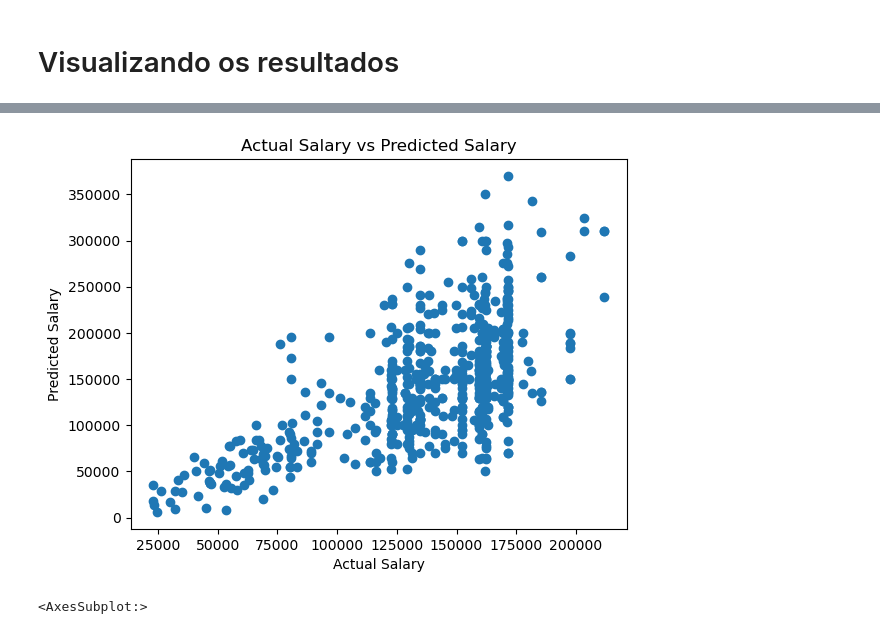
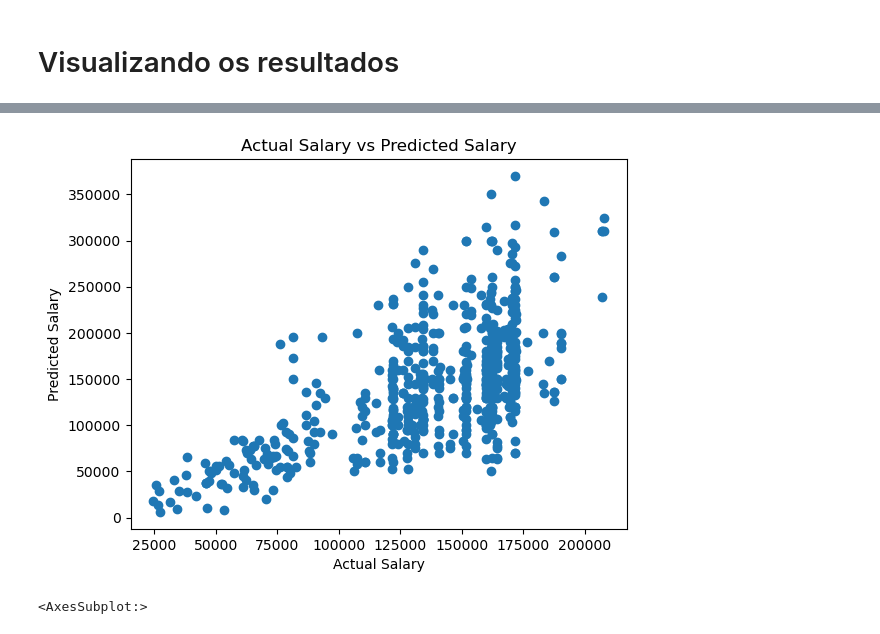
Before and after one commit to duckdogersxd/Data4all_ML, a Jupyter notebook: Projeto Salário Data Science.ipynb, the cells around one changed output, grey strips where cells are left out. Saved outputs shown, nothing was run; the diff lists cells and outputs as text; code cells hidden in the pictures.

```diff
--- a/Projeto Salário Data Science.ipynb
+++ b/Projeto Salário Data Science.ipynb
@@ -210,0 +253,6 @@ O modelo so influencia em 39% do valor de salário, e tem um erro médio de 36.6
+# %%
+# modelo que será comparado para encontrar os melhores parâmetros
+dt  = DecisionTreeRegressor(max_depth=120, max_features='auto', min_samples_leaf=3, min_samples_split=10)
+dt_random = RandomizedSearchCV(estimator = dt,param_distributions = random_grid_tree, n_iter = 100, cv = 5, verbose=2, random_state=35, n_jobs = -1)
+
+dt_random.fit(X_train, y_train)
@@ -210,0 +283,4 @@ O modelo so influencia em 39% do valor de salário, e tem um erro médio de 36.6
+# %%
+# Utilizando os parâmetros otimizados para treinar o modelo
+model_dt_otim = DecisionTreeRegressor(max_depth=38, max_features='auto', min_samples_leaf=4, min_samples_split=10)
+model_dt_otim.fit(X_train,y_train)
@@ -243,4 +329,4 @@ Best Parameters:  {'n_estimators': 70, 'min_samples_split': 10, 'min_samples_lea
 # %%
-randmf = RandomForestRegressor(n_estimators = 100, min_samples_split = 10, min_samples_leaf= 4, max_features = 'sqrt', max_depth= 110, bootstrap=False)
-randmf.fit( X_train, y_train)
+model_rf_otim = RandomForestRegressor(n_estimators=70, min_samples_split=10, min_samples_leaf=3, max_features='sqrt', max_depth=20)
+model_rf_otim.fit(X_train,y_train)
 # %% [output]
@@ -249,4 +335,4 @@ RandomForestRegressor(bootstrap=False, max_depth=110, max_features='sqrt',
 # %%
-y_train_pred_rf = randmf.predict(( X_train))
-y_test_pred_rf = randmf.predict(( X_test ))
+y_train_pred_rf_otim = model_rf_otim.predict(( X_train))
+y_test_pred_rf_otim = model_rf_otim.predict(( X_test ))
 # %%
@@ -303,9 +394,10 @@ plt.show()
 # %%
-plt.scatter(y_test_pred_rf, y_test)
+# Visualização de dados de teste vs dados previstos
+plt.scatter(y_test_pred_rf_otim, y_test)
 plt.xlabel("Actual Salary")
 plt.ylabel("Predicted Salary")
 plt.title("Actual Salary vs Predicted Salary")
 plt.show()
 # %% [output]
-[figure, old version]
+[figure, new version]
 # %%
```
Also changed, not shown: parts of 56 cells of this notebook.
